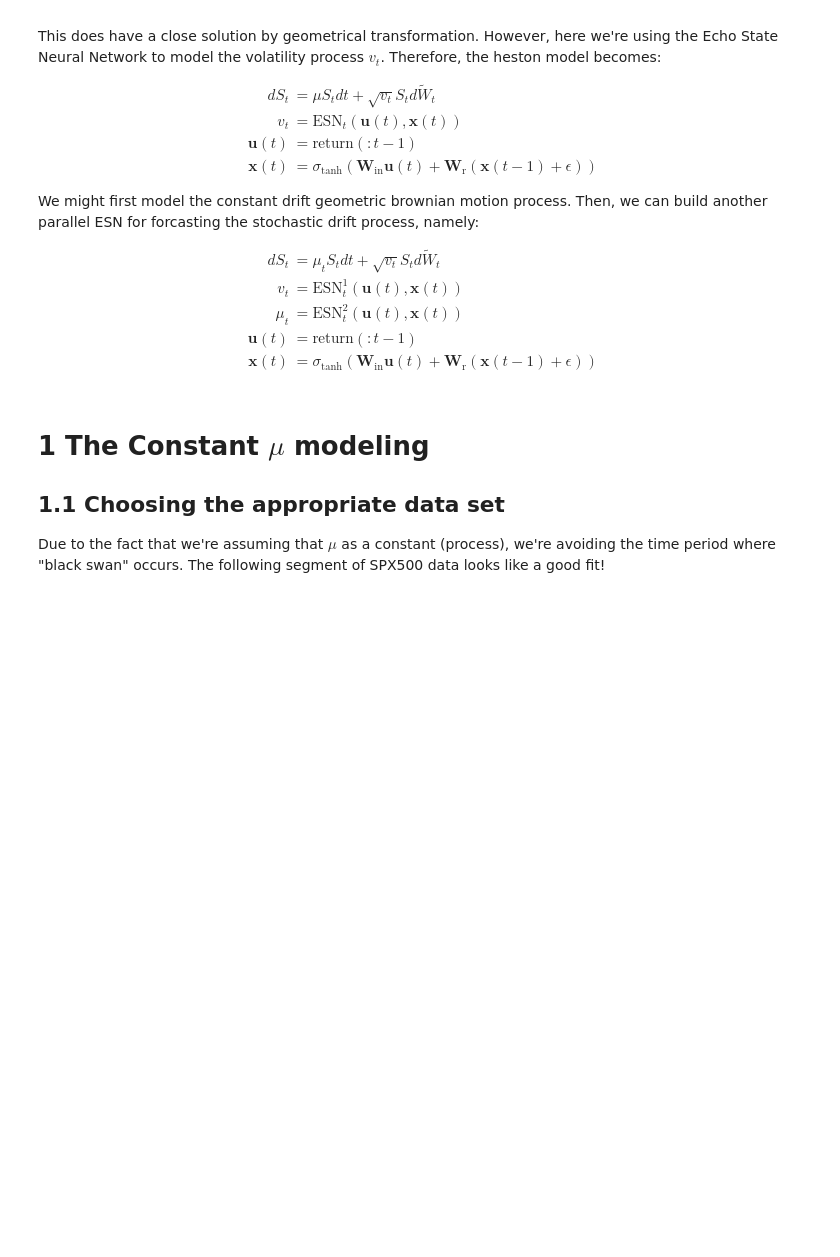
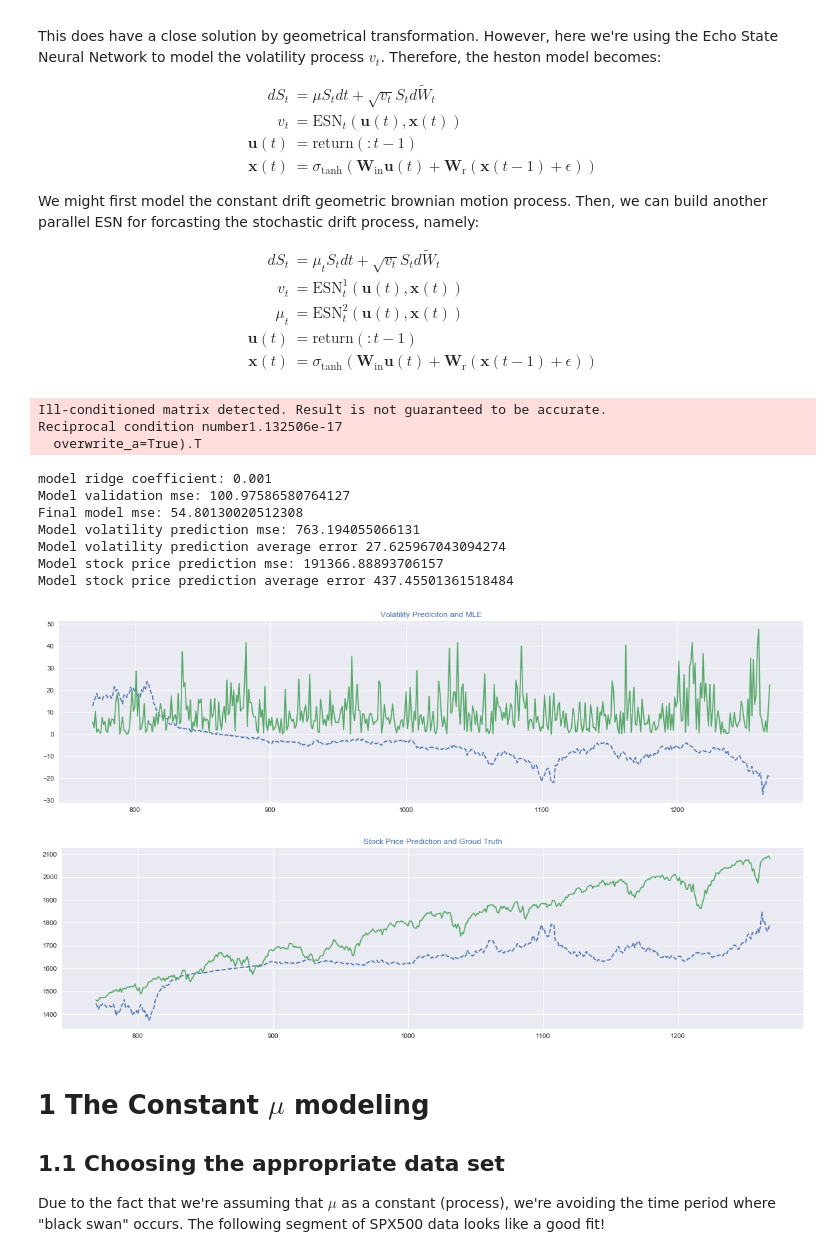
Before and after one commit to BobZiyangDing/EchoStateNeuralStochasticVolatilityHestonModel, a Jupyter notebook: EchoState.ipynb, the cells around one changed output. Saved outputs shown, nothing was run; the diff lists cells and outputs as text; code cells hidden in the pictures; blank space fills up the shorter version.

```diff
--- a/EchoState.ipynb
+++ b/EchoState.ipynb
@@ -954,3 +839,47 @@ class EchoStateDeep():
+# %%
+leak = 0.8 # the bigger the more focused on present
+resvoir_num = 3
+encorporate = True
+
+x_dim = 40
+connectivity = 0.1
+spectral_radius = 0.9
+
+forget = 300
+u_mag = 10
+cv_start = 0
+cv_end = 0
+cv_step = 0.001
+val_cut = 0.2
+
+
+
+
+ESN = EchoStateDeep(leak, resvoir_num=1, encorporate=True)
+ESN.make_weights(x_dim, u_dim, connectivity, spectral_radius)
+ESN.train(u[:], target[:], forget, u_mag, cv_start, cv_end, cv_step)
+#ESN.predict_with_true_input(u, target, -200)
+
+u_state_builder = u[:-500]
+stock_price_true =  u[:,-1]
+vol_mle = target
+
+
+
+ESN.predict_without_true_input(u_state_builder, stock_price_true, vol_mle, avg_mu)
+# %% [output]
+Ill-conditioned matrix detected. Result is not guaranteed to be accurate.
+Reciprocal condition number1.132506e-17
+  overwrite_a=True).T
+model ridge coefficient: 0.001
+Model validation mse: 100.97586580764127
+Final model mse: 54.80130020512308
+Model volatility prediction mse: 763.194055066131
+Model volatility prediction average error 27.625967043094274
+Model stock price prediction mse: 191366.88893706157
+Model stock price prediction average error 437.45501361518484
+[figure, added]
+[figure, added]
 # %% [markdown]
 # 1 The Constant $\mu$ modeling
 ## 1.1 Choosing the appropriate data set
```
Also changed, not shown: parts of 4 cells of this notebook.
